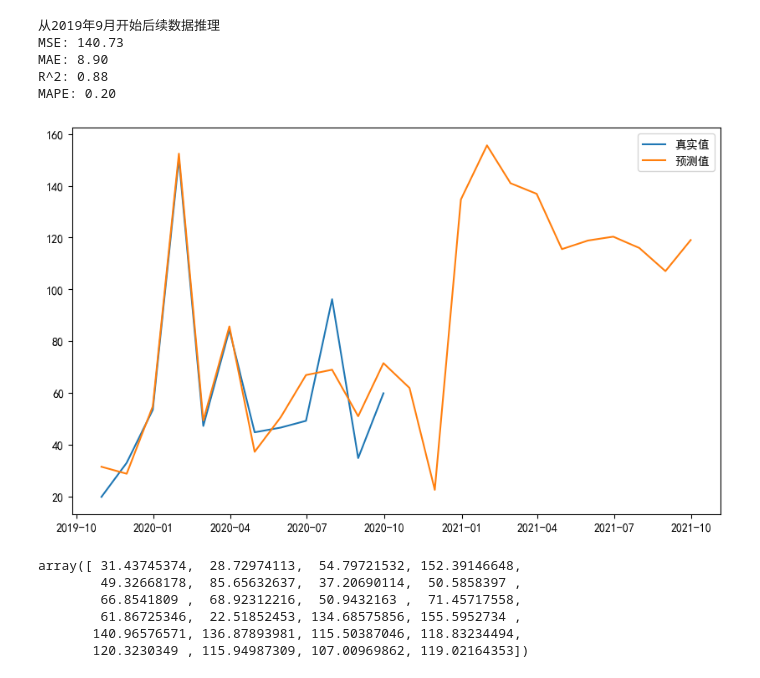
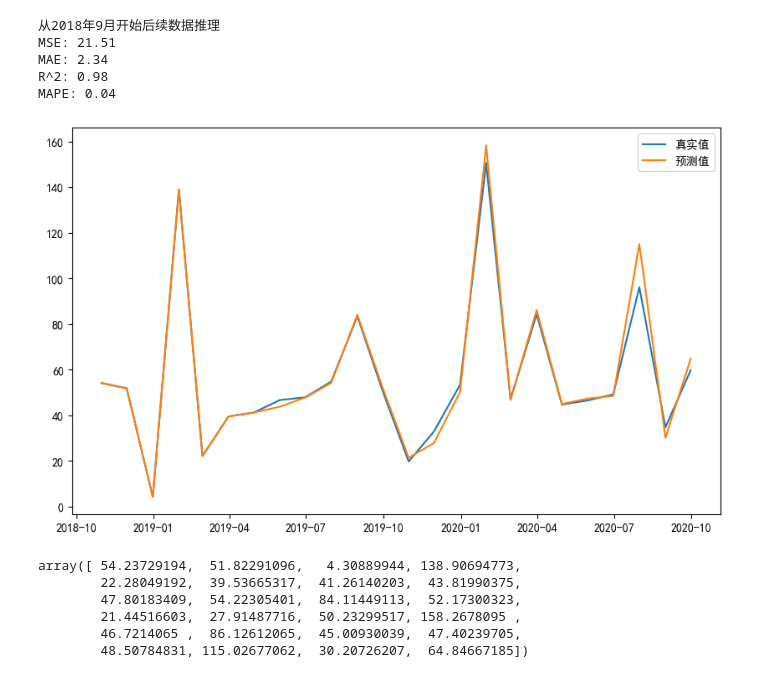
Before and after one commit to hh66911/2024-dingding-A, a Jupyter notebook: grumodel.ipynb, the cells around one changed output. Drawn from its saved outputs; the diff is of its cells as text; code cells hidden in the pictures.

```diff
--- a/grumodel.ipynb
+++ b/grumodel.ipynb
@@ -15,25 +15,20 @@ series, scaler = model_predict.read_data_series(scale=True)
 class GRUModel(nn.Module):
     def __init__(self, input_size, hidden_size, num_layers, output_size):
         super(GRUModel, self).__init__()
+        self.cn = nn.Conv1d(input_size, input_size, 3, padding=1)
         self.gru = nn.GRU(input_size, hidden_size,
                           num_layers, batch_first=True)
         self.fc = nn.Linear(hidden_size, output_size)
-        self.init_weights()
 
     def forward(self, x):
+        x = self.cn(x.permute(0, 2, 1)).permute(0, 2, 1)
         out, _ = self.gru(x)
         out = self.fc(out[:, -1, :])  # 使用最后一个时间步的输出
         return out
 
-    def init_weights(self):
-        # 遍历参数，对参数进行初始化
-        for name, param in self.named_parameters():
-            if 'weight' in name:
-                nn.init.normal_(param, mean=0, std=0.1)  # 使用正态分布初始化权重
-            elif 'bias' in name:
-                nn.init.constant_(param, 0)  # 将偏置项初始化为零
-
 
 model_parameters = {
-    "input_size": 3, "hidden_size": 32, "num_layers": 1, "output_size": 1
+    "input_size": 3, "hidden_size": 16, "num_layers": 1, "output_size": 1
 }
+# %%
+model_predict.train_rnn_model(GRUModel, model_parameters, series, epochs=600)
@@ -40,19 +53,16 @@ model_parameters = {
 # %%
 model = model_predict.load_rnn_model_best(GRUModel, model_parameters)
+model_predict.predict_to_future_rnn(model, series, scaler, last_months=24)
+# %% [output]
+从2018年9月开始后续数据推理
+MSE: 21.51
+MAE: 2.34
+R^2: 0.98
+MAPE: 0.04
+[figure, added]
+array([ 54.23729194,  51.82291096,   4.30889944, 138.90694773,
+        22.28049192,  39.53665317,  41.26140203,  43.81990375,
+        47.80183409,  54.22305401,  84.11449113,  52.17300323,
+        21.44516603,  27.91487716,  50.23299517, 158.2678095 ,
+        46.7214065 ,  86.12612065,  45.00930039,  47.40239705,
+        48.50784831, 115.02677062,  30.20726207,  64.84667185])
-# %%
-from importlib import reload
-reload(model_predict)
-model_predict.predict_to_future_rnn(model, series, scaler)
-# %% [output]
-从2019年9月开始后续数据推理
-MSE: 140.73
-MAE: 8.90
-R^2: 0.88
-MAPE: 0.20
-[figure, removed]
-array([ 31.43745374,  28.72974113,  54.79721532, 152.39146648,
-        49.32668178,  85.65632637,  37.20690114,  50.5858397 ,
-        66.8541809 ,  68.92312216,  50.9432163 ,  71.45717558,
-        61.86725346,  22.51852453, 134.68575856, 155.5952734 ,
-       140.96576571, 136.87893981, 115.50387046, 118.83234494,
-       120.3230349 , 115.94987309, 107.00969862, 119.02164353])
```
Also changed, not shown: parts of 2 cells of this notebook, 3 other files.
